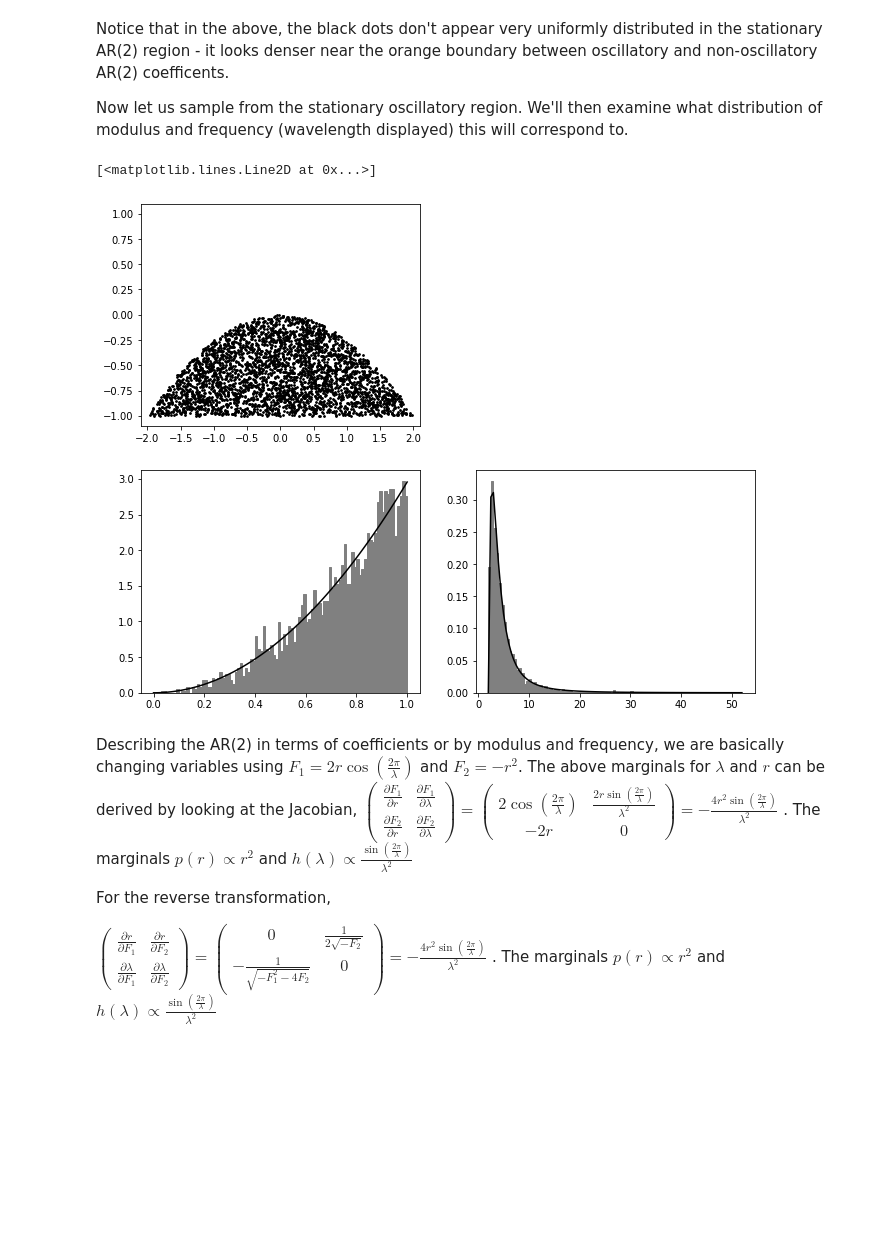
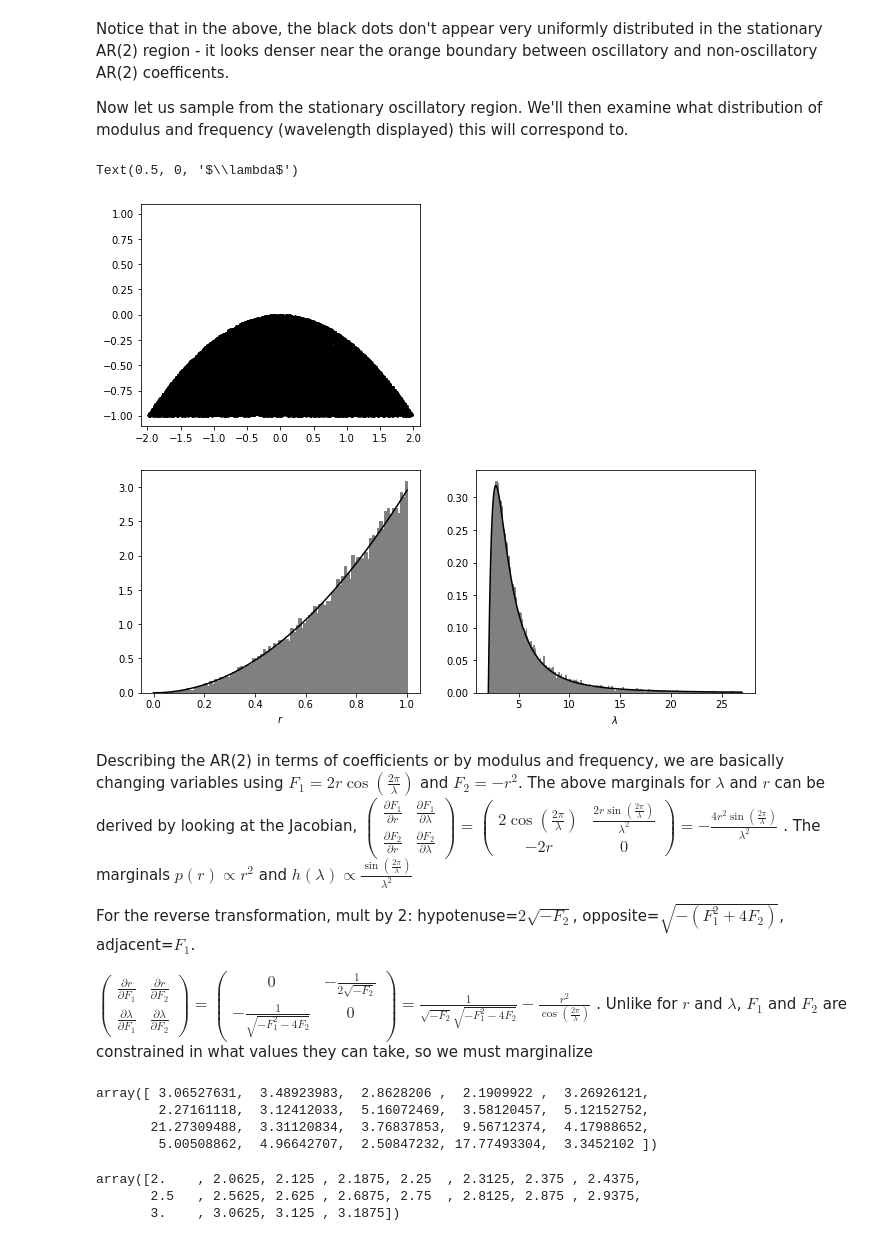
Before and after one commit to AraiKensuke/LOST, a Jupyter notebook: Notebooks/AR2_priors.ipynb, the cells around one changed output. Cells and saved outputs as stored; diff of their text form; code cells hidden in the pictures; blank space fills up the shorter version.

```diff
--- a/Notebooks/AR2_priors.ipynb
+++ b/Notebooks/AR2_priors.ipynb
@@ -139,7 +139,7 @@ Now let us sample from the stationary oscillatory region.  We'll then examine wh
 #  Reject if c2 < 0.25*(4-c1**2)-1 or c2 > c1+1 if c1 < 0
 #   or c2 > -c1 + 1 if c1 > 0
 
-N = 10000
+N = 100000
 c12_cands = _N.empty((N, 2))
 c12_cands[:, 0] = 4*(_N.random.rand(N)-0.5)
 c12_cands[:, 1] = 2*(_N.random.rand(N)-0.5)
@@ -177,37 +177,40 @@ fs   = _N.zeros(c12s.shape[0])
 for n in range(c12s.shape[0]):
     bBdd, iBdd, mag, F_alfa_rep = _arl.ARroots(_N.array([c12s[n, 0], c12s[n, 1]]))
     prt, rank, f, amp = ampAngRep(F_alfa_rep, 1./(Fs/2), f_order=True)
     amps[n] = amp[0]
     fs[n] = f[0]
 
 #
 #  my fs is between 0 and 1.  lambda is between [2, lambda_u].
 #  w = 2pi / lam, so w from 2pi/2=pi   to   2pi/ (N/2) = 4pi/N -> 0
 #  w 2pi / 2   pi  to    2pi/(N/2) = 4pi/N
 
 w = fs*_N.pi
 lam = 2*_N.pi / w
 
 fig = _plt.figure(figsize=(11, 9))
 fig.add_subplot(2, 2, 1)
 _plt.scatter(c12s[:, 0], c12s[:, 1], s=3, color="black")
 _plt.xlim(-2.1, 2.1)
 _plt.ylim(-1.1, 1.1)
 fig.add_subplot(2, 2, 3)
 amps_x = _N.linspace(0, 1, 101)
 dx = amps_x[1] - amps_x[0]
 _plt.hist(amps, bins=_N.linspace(0, 1, 101), color="grey", edgecolor="grey", density=True)
 A = _N.sum(amps_x*amps_x*dx)
 _plt.plot(amps_x, (1/A) *  amps_x * amps_x, color="black")
+_plt.xlabel("$r$")
 fig.add_subplot(2, 2, 4)
-lam_x = _N.linspace(2, 52, 101)
+#lam_x = _N.linspace(2, 52, 101)
+lam_x = _N.linspace(2, 27, 401)
 dx    = lam_x[1] - lam_x[0]
-_plt.hist(lam, bins=lam_x, density=True, color="grey", edgecolor="grey")
+hist_out = _plt.hist(lam, bins=lam_x, density=True, color="grey", edgecolor="grey")
 A = _N.sum((_N.sin(2*_N.pi/lam_x) / (lam_x*lam_x))*dx)
 _plt.plot(lam_x, (1/A)*_N.sin(2*_N.pi/lam_x) / (lam_x*lam_x), color="black")
+_plt.xlabel("$\lambda$")
 # %% [output]
-[<matplotlib.lines.Line2D at 0x...>]
+Text(0.5, 0, '$\\lambda$')
-[figure, old version]
+[figure, new version]
 # %% [markdown]
 Describing the AR(2) in terms of coefficients or by modulus and frequency, we are basically changing variables using $F_1 = 2r \cos\left(\frac{2\pi}{\lambda}\right)$ and $F_2 = -r^2$.  The above marginals for $\lambda$ and $r$ can be derived by looking at the Jacobian,
 $\begin{pmatrix}\frac{\partial F_1}{\partial r}  & \frac{\partial F_1}{\partial
@@ -217,11 +220,25 @@ $\begin{pmatrix}\frac{\partial F_1}{\partial r}  & \frac{\partial F_1}{\partial
 =
 -\frac{4r^2 \sin\left(\frac{2\pi}{\lambda}\right)}{\lambda^2}$.  The marginals $p(r) \propto r^2$ and $h(\lambda) \propto \frac{\sin\left(\frac{2\pi}{\lambda}\right)}{\lambda^2}$
 
-For the reverse transformation,
+For the reverse transformation, mult by 2: hypotenuse=$2\sqrt{-F_2}$, opposite=$\sqrt{-(F_1^2 + 4F_2)}$, adjacent=$F_1$.
 
 $\begin{pmatrix}\frac{\partial r}{\partial F_1}  & \frac{\partial r}{\partial
 F_2} \\ \frac{\partial \lambda}{\partial F_1} & \frac{\partial \lambda}{\partial F_2}\end{pmatrix}
 =
-\begin{pmatrix}0  & \frac{1}{2\sqrt{-F_2}} \\ -\frac{1}{\sqrt{-F_1^2 - 4F_2}} & 0\end{pmatrix}
+\begin{pmatrix}0  & -\frac{1}{2\sqrt{-F_2}} \\ -\frac{1}{\sqrt{-F_1^2 - 4F_2}} & 0\end{pmatrix}
 =
--\frac{4r^2 \sin\left(\frac{2\pi}{\lambda}\right)}{\lambda^2}$.  The marginals $p(r) \propto r^2$ and $h(\lambda) \propto \frac{\sin\left(\frac{2\pi}{\lambda}\right)}{\lambda^2}$
+\frac{1}{\sqrt{-F_2}\sqrt{-F_1^2 - 4F_2}}
+-\frac{r^2}{\cos\left(\frac{2\pi}{\lambda}\right)}$.  Unlike for $r$ and $\lambda$, $F_1$ and $F_2$ are constrained in what values they can take, so we must marginalize
+# %%
+lam[0:20]
+# %% [output]
+array([ 3.06527631,  3.48923983,  2.8628206 ,  2.1909922 ,  3.26926121,
+        2.27161118,  3.12412033,  5.16072469,  3.58120457,  5.12152752,
+       21.27309488,  3.31120834,  3.76837853,  9.56712374,  4.17988652,
+        5.00508862,  4.96642707,  2.50847232, 17.77493304,  3.3452102 ])
+# %%
+lam_x[0:20]
+# %% [output]
+array([2.    , 2.0625, 2.125 , 2.1875, 2.25  , 2.3125, 2.375 , 2.4375,
+       2.5   , 2.5625, 2.625 , 2.6875, 2.75  , 2.8125, 2.875 , 2.9375,
+       3.    , 3.0625, 3.125 , 3.1875])
```
Also changed, not shown: parts of 5 cells of this notebook.
